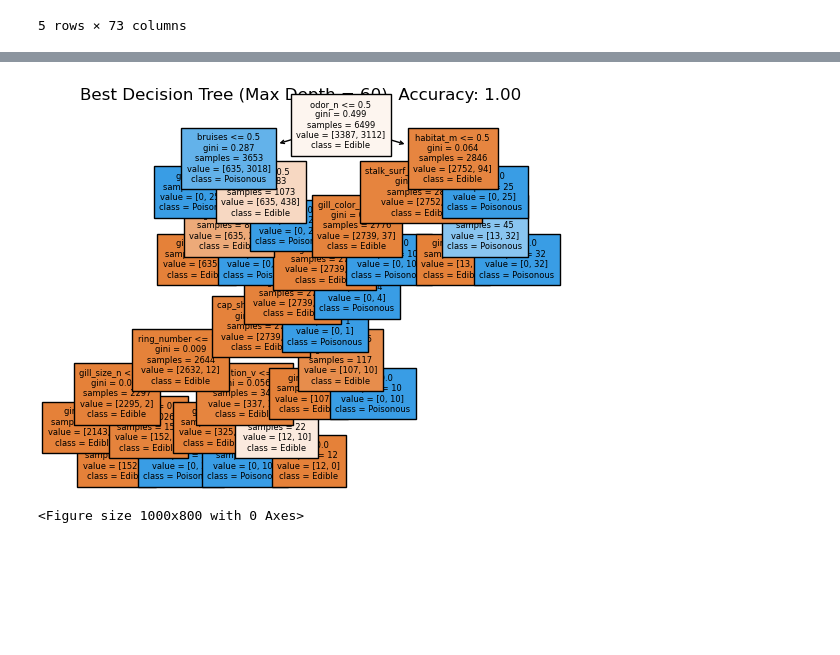
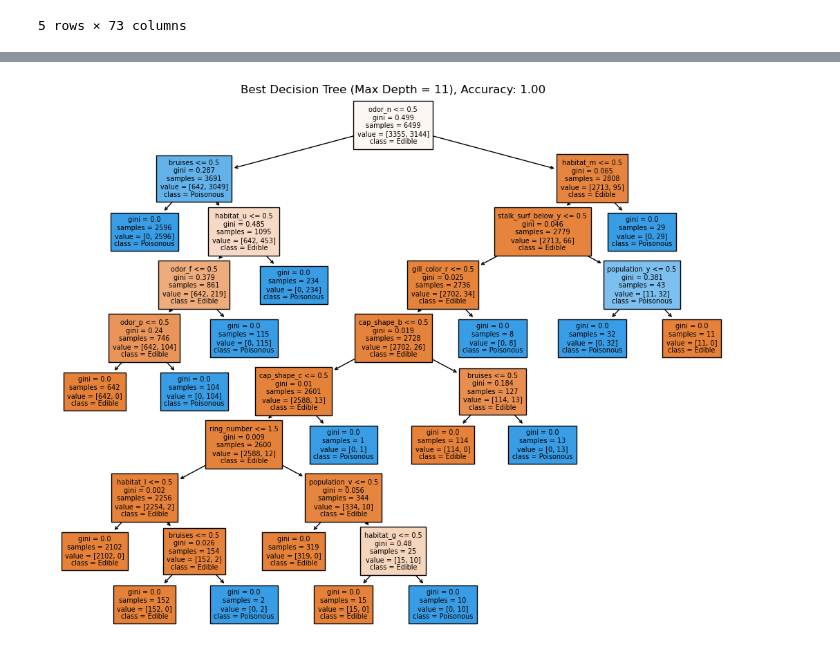
Before and after one commit to rerick999/project_04, a Jupyter notebook: 02_models/m06_decision_tree.ipynb, the cells around one changed output, grey strips where cells are left out. Drawn from its saved outputs; the diff is of its cells as text; code cells hidden in the pictures; blank space fills up the shorter version.

Commit message:
Visual decision tree

```diff
--- a/02_models/m06_decision_tree.ipynb
+++ b/02_models/m06_decision_tree.ipynb
@@ -66,10 +66,9 @@ Precision: 1.00
 Recall: 1.00
 # %%
 # Plot the decision boundary and tree
-plot_tree(best_tree, filled=True, feature_names=features, class_names=["Edible", "Poisonous"], fontsize=6)
+plt.figure(figsize=(13, 10), dpi=100)
+plot_tree(best_tree, filled=True, feature_names=X.columns, class_names=["Edible", "Poisonous"], fontsize=7)
 plt.title(f'Best Decision Tree (Max Depth = {best_tree.max_depth}), Accuracy: {accuracy:.2f}')
-plt.figure(figsize=(10, 8), dpi=100)
 plt.show()
 # %% [output]
-[figure, old version]
+[figure, new version]
-<Figure size 1000x800 with 0 Axes>
```
Also changed, not shown: parts of 1 cell of this notebook.
